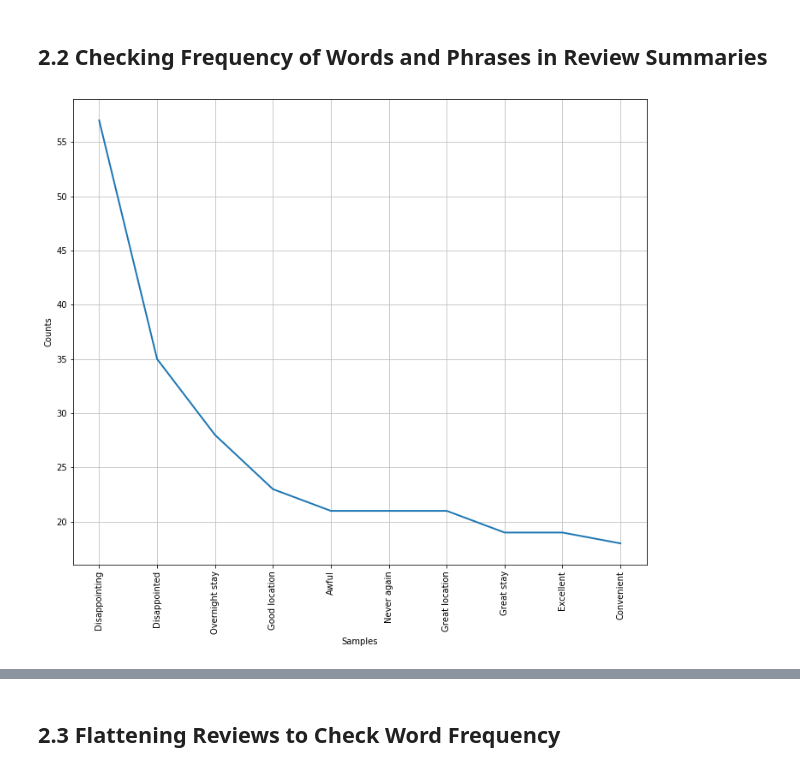
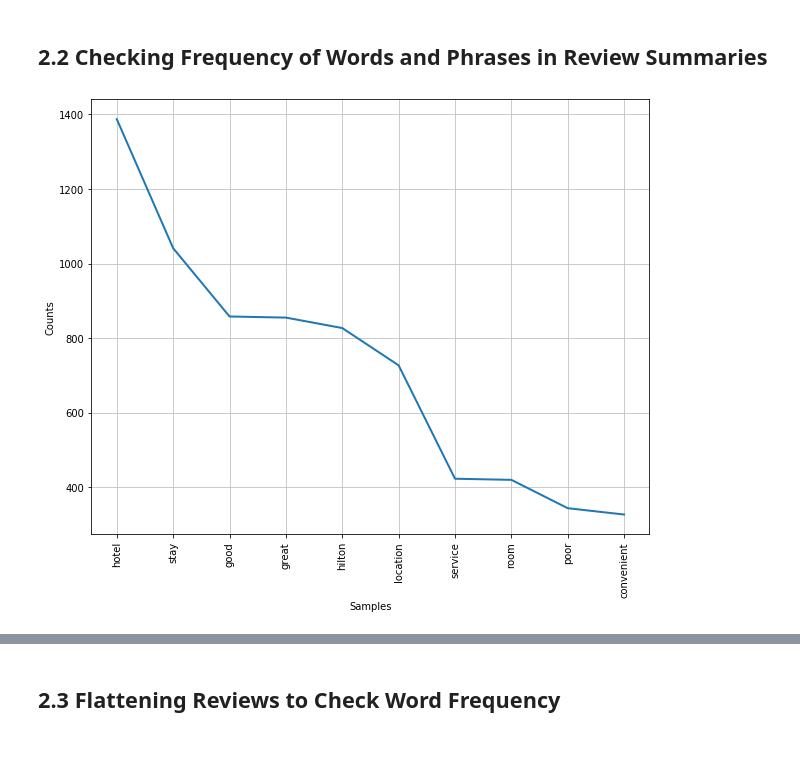
Before and after one commit to awesomeahi95/Hotel_Review_NLP, a Jupyter notebook: 2.Further_EDA_and_Preprocessing.ipynb, the cells around one changed output, grey strips where cells are left out. Cells and saved outputs as stored; diff of their text form; code cells hidden in the pictures.

```diff
--- a/2.Further_EDA_and_Preprocessing.ipynb
+++ b/2.Further_EDA_and_Preprocessing.ipynb
@@ -35,9 +35,22 @@ df.shape
 (9405, 4)
 # %% [markdown]
 ## 2.2 Checking Frequency of Words and Phrases in Review Summaries
+# %%
+flat_review_summary = " ".join(df['review_summary'].values)
+# %%
+flat_list_review_summaries = []
+tokenizer = RegexpTokenizer(r'[a-zA-Z]+')
+tokenized_reviews = tokenizer.tokenize(flat_review_summary)
+
+for review in tokenized_reviews:
+    flat_list_review_summaries.append(review.lower())
+# %%
+stop_words = stopwords.words("english")
+
+flat_list_review_summaries_no_stop = [word for word in flat_list_review_summaries if word not in stop_words]
 # %%
-plt.figure(figsize=(12,10))
-FreqDist(df['review_summary'].values.tolist()).plot(10)
+plt.figure(figsize=(10,8))
+FreqDist(flat_list_review_summaries_no_stop).plot(10)
 plt.show()
 # %% [output]
-[figure, old version]
+[figure, new version]
```
Also changed, not shown: parts of 35 cells of this notebook, 13 other files.
